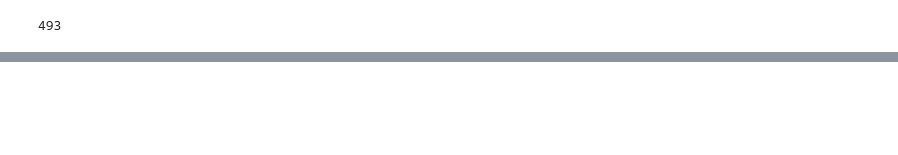
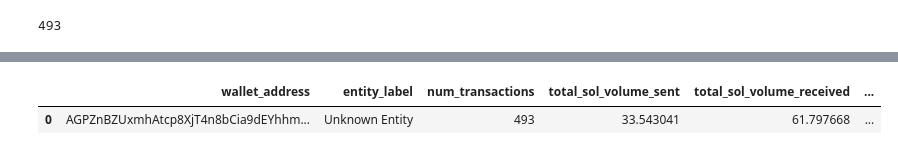
Before and after one commit to apostleoffinance/Solana-Forensic-Analysis-Tool, a Jupyter notebook: notebooks/03_wallet_analysis.ipynb, the cells around one changed output, grey strips where cells are left out. Drawn from its saved outputs; the diff is of its cells as text; code cells hidden in the pictures; blank space fills up the shorter version.

Commit message:
fixing features for timeseries data, confirming data types, completing wallet analysis notebook

```diff
--- a/notebooks/03_wallet_analysis.ipynb
+++ b/notebooks/03_wallet_analysis.ipynb
@@ -125,0 +51,9 @@ pd.DataFrame([sorted_flows])
+# %%
+# Avg tx interval
+
+avg_tx_interval = test_wallet_timeseries['timestamp'].diff().mean()
+print(f'avg_tx_interval: {avg_tx_interval}')
+
+avg_seconds = avg_tx_interval.total_seconds()
+avg_minutes = avg_seconds / 60
+avg_hours = avg_seconds / 3600
@@ -125,0 +62,25 @@ pd.DataFrame([sorted_flows])
+# %%
+# Number of unique receivers
+
+unique_receivers = len(test_wallet_timeseries['receiver'].unique())
+# %%
+# Number of unique senders
+
+unique_senders = len(test_wallet_timeseries['sender'].unique())
+# %%
+wallet_analysis_dict = {
+    'wallet_address':test_address,
+    'entity_label': test_wallet_timeseries['wallet_entity_label'].iloc[0],
+    'num_transactions': total_tx,
+    'total_sol_volume_sent': sol_sent_vol,
+    'total_sol_volume_received': sol_received_vol,
+    'total_token_volume_sent':tokens_sent_dict,
+    'total_token_volume_recieved':tokens_recieved_dict,
+    'first_tx_time':first_tx,
+    'last_tx_time':last_tx,
+    'avg_tx_interval (seconds)':avg_seconds,
+    'num_unique_senders':unique_senders,
+    'num_unique_receivers':unique_receivers
+}
+
+wallet_analysis_dict
@@ -125,0 +105,6 @@ pd.DataFrame([sorted_flows])
+# %%
+wallet_analysis_df = pd.DataFrame([wallet_analysis_dict])
+wallet_analysis_df
+# %% [output]
+|  | wallet_address | entity_label | num_transactions | total_sol_volume_sent | total_sol_volume_received | ... |
+| 0 | AGPZnBZUxmhAtcp8XjT4n8bCia9dEYhhm... | Unknown Entity | 493 | 33.543041 | 61.797668 | ... |
```
Also changed, not shown: parts of 27 cells of this notebook, 2 other files.
